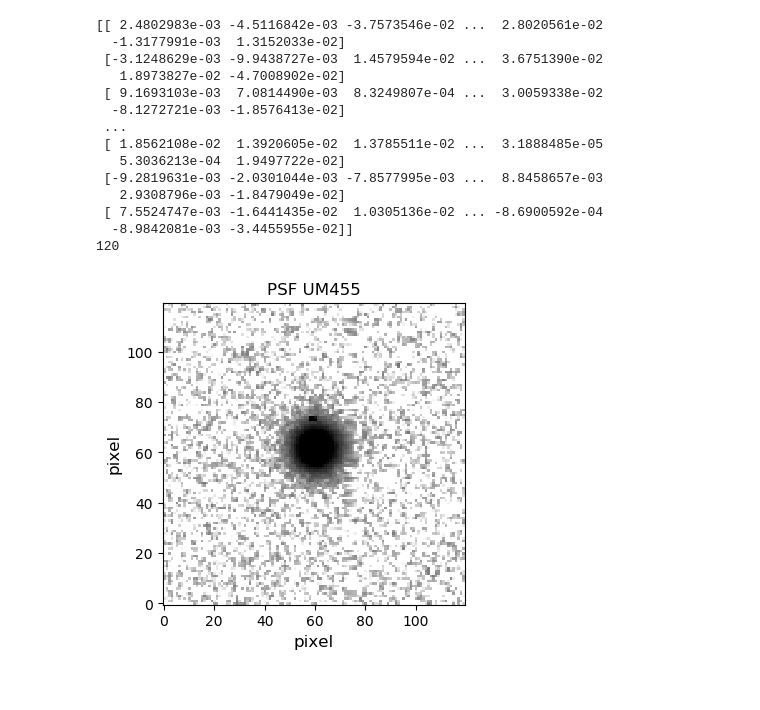
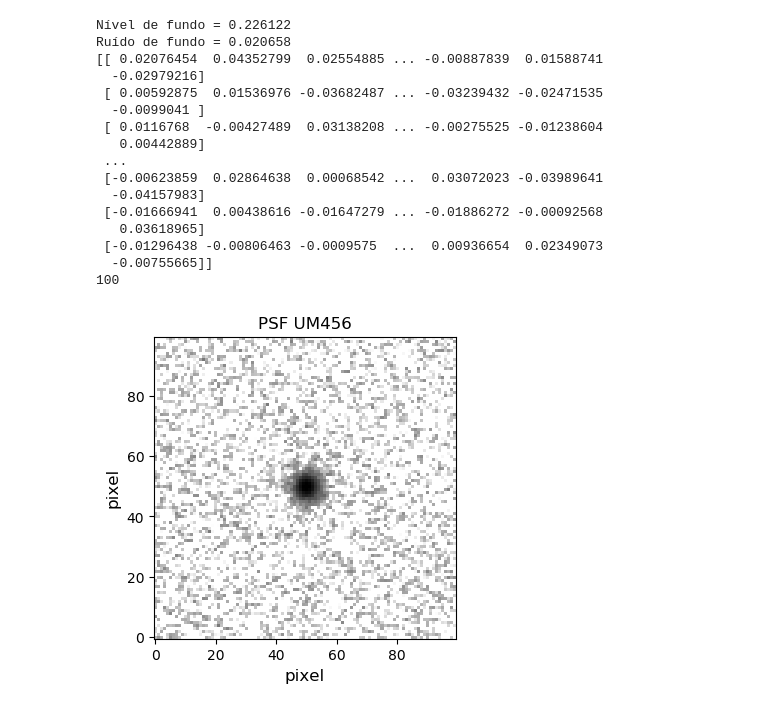
Before and after one commit to jvictor42/Useful-astro, a Jupyter notebook: routine morphological analysis 0_2.ipynb, the cells around one changed output. Drawn from its saved outputs; the diff is of its cells as text; code cells hidden in the pictures.

```diff
--- a/routine morphological analysis 0_2.ipynb
+++ b/routine morphological analysis 0_2.ipynb
@@ -22,9 +22,9 @@ from astropy.io import fits
 from copy import deepcopy
 
 #IMAGEM
-filename = 'UM455'
+filename = 'UM456'
 
-image_full='UM455_full.fits'
+image_full='/home/JackS/Documentos/python/galaxies/'+filename+'_full.fits'
 #image_full = get_pkg_data_filename(image_full) #Info WCS
 fits.info(image_full)
 
@@ -33,15 +33,15 @@ FITSe = FITSe[0].data
 FITS = deepcopy(FITSe)
 x , y = FITSe.shape[1] , FITSe.shape[0] #limite dos eixos usado para formatar os axis image. (tbm pode ser usado FITSe[0].header[3] e 4)
 #------------------------------
-weight = 'map_rms.fits'   #Importe o mapa de peso. Estatística de Poisson.
+weight = '/home/JackS/Documentos/python/galaxies/'+filename+'-map_rms.fits'   #Importe o mapa de peso. Estatística de Poisson.
 MAP_RMS = fits.open(weight)
 map_rms = MAP_RMS[0].data
 #------------------------------
-MASK = 'flag.fits'        #Importe a máscara.
+MASK = 'mask_px.fits'        #Importe a máscara.
 Mask = fits.open(MASK)
 Mask = Mask[0].data
 #------------------------------
-SEGMAP = 'segmentation.fits'  #Importe o mapa de segmentação. OPICIONAL se for usar sextractor
+SEGMAP = '/home/JackS/Documentos/python/galaxies/'+filename+'-segmentation.fits'  #Importe o mapa de segmentação. OPICIONAL se for usar sextractor
 Segmap = fits.open(SEGMAP)
 Segmap = Segmap[0].data
 #------------------------------
@@ -89,9 +89,10 @@ Ruído de fundo = 0.023669
 # %%
-#Cuts image
-GHII = FITS[900:1200,650:950]  # [y1:y2,x1:x2] . obs:Já está em FITS[0].data
-image_star = FITS[560:680,600:720]
-map_rms = map_rms[900:1200,650:950]
-Mask = Mask[900:1200,650:950]
-Segmap = Segmap[900:1200,650:950]
+#FITS = FITSe
+GHII = FITS[844:1244,506:906]  # [y1:y2,x1:x2] . obs:Já está em FITS[0].data
+image_star = FITS[1264:1364,576:676]
+#image_star = FITS[320:420,832:932]
+map_rms = map_rms[844:1244,506:906]
+Mask = Mask[844:1244,506:906]
+Segmap = Segmap[844:1244,506:906]
 # %%
 #Galáxia
@@ -139,34 +141,39 @@ Ruído de fundo = 0.025204
 # %%
 #Estrela PSF
 psf = image_star
 
-#median = np.median(psf)
+median = np.median(psf)
 mean , median , std = sigma_clipped_stats( psf , sigma = 3. )
+print('Nível de fundo = %f'%(median))
+print('Ruído de fundo = %f'%(std))
+
 psf -= median
 fig = plt.figure(dpi=100, edgecolor='white')
 ax = fig.add_subplot(111)
 plt.title('PSF '+filename)
 plt.xlabel('pixel',fontsize=12)
 plt.ylabel('pixel',fontsize=12)
 plt.imshow(psf, origin='lower', cmap='gray_r',norm=LogNorm(vmin=0.005, vmax=1.0))
 print(psf) #Matriz estrela
 print(len(psf))
 # %% [output]
-[[ 2.4802983e-03 -4.5116842e-03 -3.7573546e-02 ...  2.8020561e-02
-  -1.3177991e-03  1.3152033e-02]
- [-3.1248629e-03 -9.9438727e-03  1.4579594e-02 ...  3.6751390e-02
-   1.8973827e-02 -4.7008902e-02]
- [ 9.1693103e-03  7.0814490e-03  8.3249807e-04 ...  3.0059338e-02
-  -8.1272721e-03 -1.8576413e-02]
+Nível de fundo = 0.226122
+Ruído de fundo = 0.020658
+[[ 0.02076454  0.04352799  0.02554885 ... -0.00887839  0.01588741
+  -0.02979216]
+ [ 0.00592875  0.01536976 -0.03682487 ... -0.03239432 -0.02471535
+  -0.0099041 ]
+ [ 0.0116768  -0.00427489  0.03138208 ... -0.00275525 -0.01238604
+   0.00442889]
  ...
- [ 1.8562108e-02  1.3920605e-02  1.3785511e-02 ...  3.1888485e-05
-   5.3036213e-04  1.9497722e-02]
- [-9.2819631e-03 -2.0301044e-03 -7.8577995e-03 ...  8.8458657e-03
-   2.9308796e-03 -1.8479049e-02]
- [ 7.5524747e-03 -1.6441435e-02  1.0305136e-02 ... -8.6900592e-04
-  -8.9842081e-03 -3.4455955e-02]]
-120
+ [-0.00623859  0.02864638  0.00068542 ...  0.03072023 -0.03989641
+  -0.04157983]
+ [-0.01666941  0.00438616 -0.01647279 ... -0.01886272 -0.00092568
+   0.03618965]
+ [-0.01296438 -0.00806463 -0.0009575  ...  0.00936654  0.02349073
+  -0.00755665]]
+100
-[figure, old version]
+[figure, new version]
 # %%
 #mapa RMS - weight maps
 
```
Also changed, not shown: parts of 18 cells of this notebook, 5 other files.
